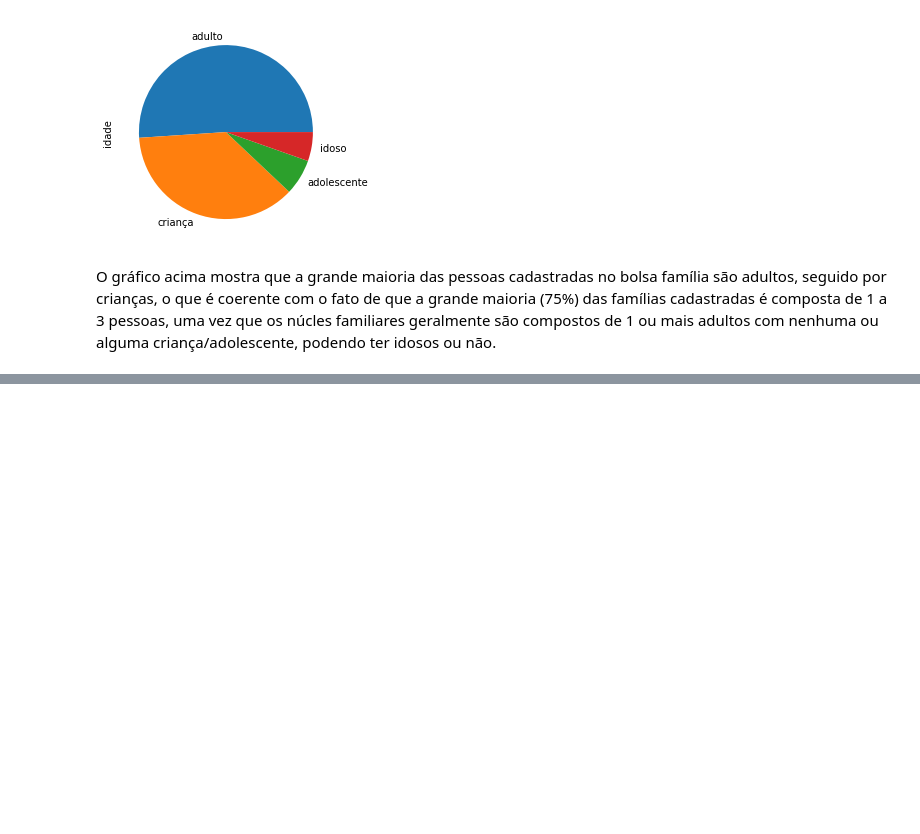
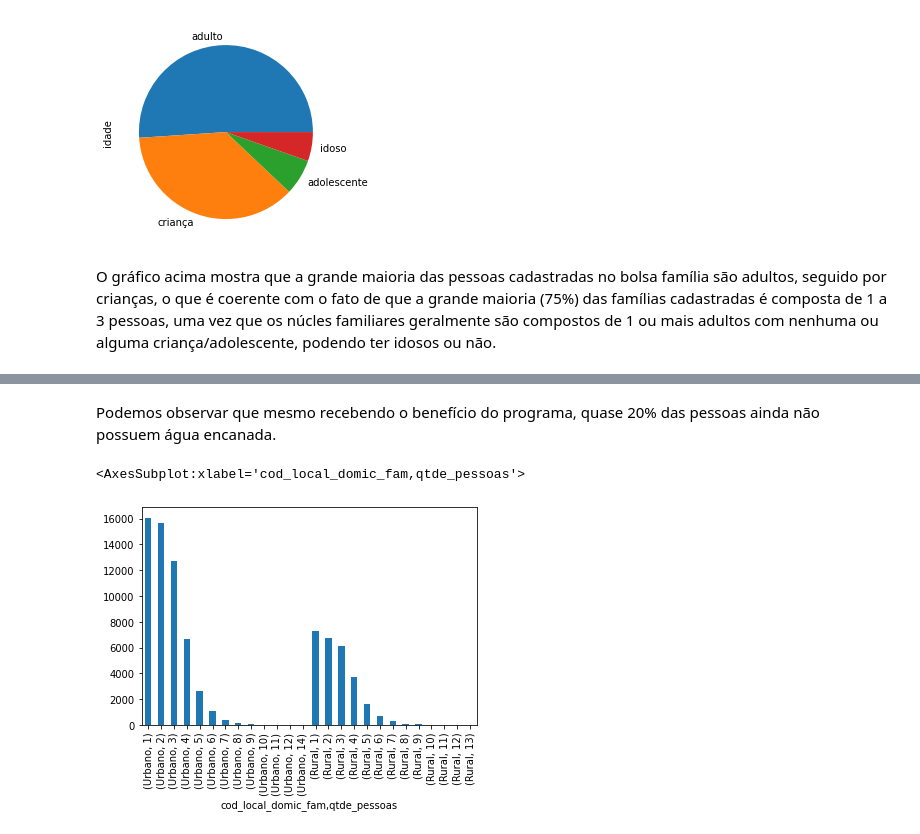
Before and after one commit to diegoabs84/Machine-Learnig---Project-1, a Jupyter notebook: ML_Trabalho_prático_1.ipynb, the cells around one changed output, grey strips where cells are left out. Drawn from its saved outputs; the diff is of its cells as text; code cells hidden in the pictures; blank space fills up the shorter version.

```diff
--- a/ML_Trabalho_prático_1.ipynb
+++ b/ML_Trabalho_prático_1.ipynb
@@ -373,0 +419,7 @@ Podemos observer que a grande maioria das pessoas cadastradas se identificam com
+# %% [markdown]
+Podemos observar que mesmo recebendo o benefício do programa, quase 20% das pessoas ainda não possuem água encanada.
+# %%
+datafam[['cod_local_domic_fam','qtde_pessoas']].value_counts(sort=False).plot(x=['qtde_pessoas'],y=['Urbano','Rural'],kind='bar')
+# %% [output]
+<AxesSubplot:xlabel='cod_local_domic_fam,qtde_pessoas'>
+[figure, added]
```
Also changed, not shown: parts of 6 cells of this notebook.
